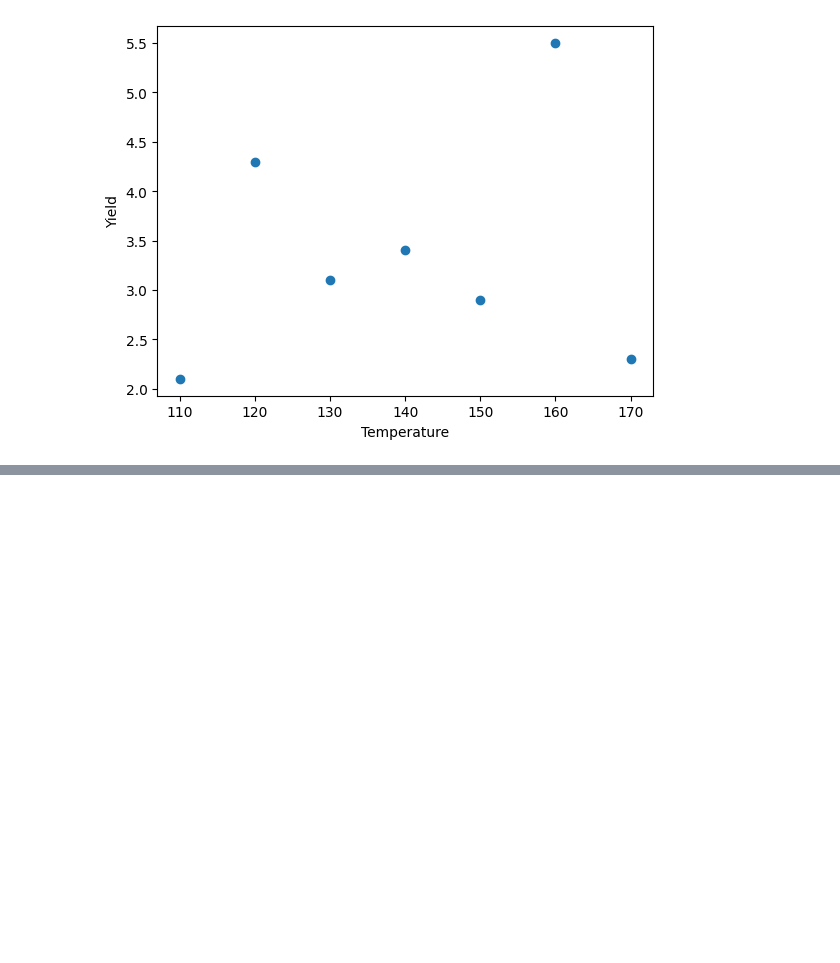
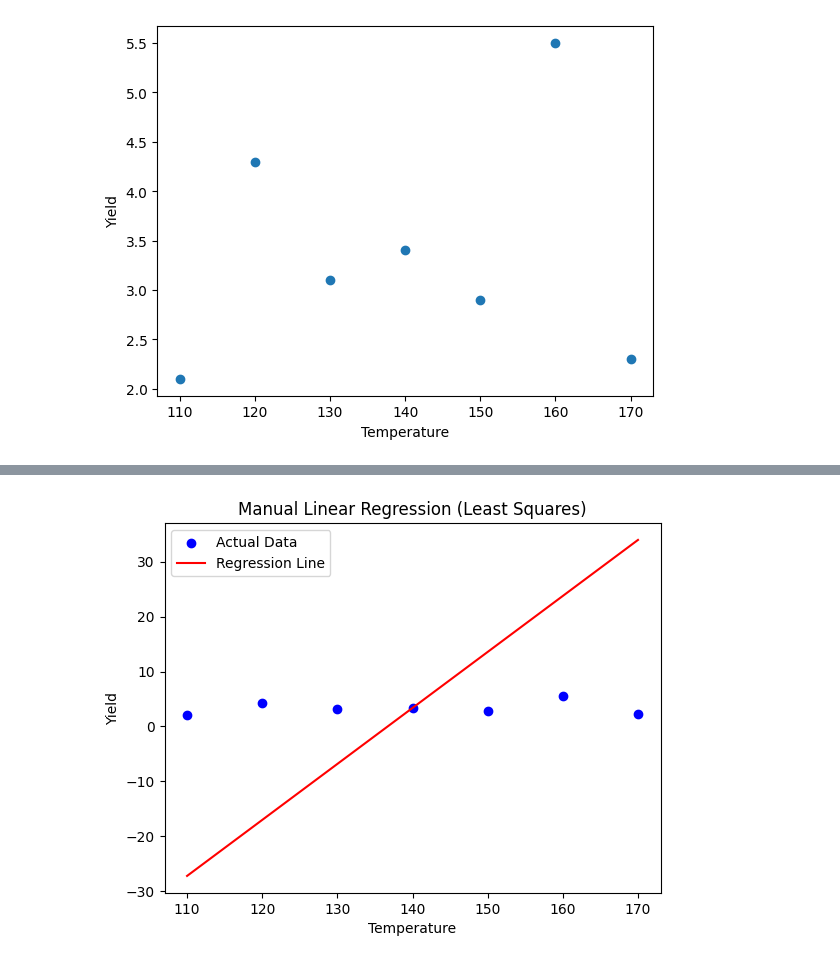
Before and after one commit to Storm00212/Data-manipulation-using-python, a Jupyter notebook: Regression.ipynb, the cells around one changed output, grey strips where cells are left out. Saved outputs shown, nothing was run; the diff lists cells and outputs as text; code cells hidden in the pictures; blank space fills up the shorter version.

Commit message:
Manual regression

```diff
--- a/Regression.ipynb
+++ b/Regression.ipynb
@@ -23,3 +23,12 @@ plt.ylabel('Yield')
 # %% [output]
 Text(0, 0.5, 'Yield')
 [figure]
+# %%
+# regression
+x = df['Temp']
+y = df['Yield']
+xy= df['Temp']*df['Yield']
+x2= df['Temp']**2
+n=len(df)
+df2= pd.DataFrame({'x':x, 'y':y, 'xy':xy, 'x2':x2})
+df2.head()
@@ -25,0 +42,11 @@ Text(0, 0.5, 'Yield')
+# %%
+sum_x=df2['x'].sum()
+sum_y=df2['y'].sum()
+sum_xy=df2['xy'].sum()
+sum_x2=df2['x2'].sum()
+
+b = (n*sum_xy-sum_xy)/(n*sum_x2-sum_x**2)
+a = (sum_y/n)-(b*sum_x)/n
+
+print(b)
+print(a)
@@ -25,0 +56,3 @@ Text(0, 0.5, 'Yield')
+# %%
+df2['Predicted Yield'] = a + b*df2['x']
+df2.head()
@@ -25,0 +66,10 @@ Text(0, 0.5, 'Yield')
+# %%
+plt.scatter(df['Temp'], df['Yield'], color='blue', label='Actual Data')
+plt.plot(df['Temp'], df2['Predicted Yield'], color='red', label='Regression Line')
+plt.xlabel('Temperature')
+plt.ylabel('Yield')
+plt.title('Manual Linear Regression (Least Squares)')
+plt.legend()
+plt.show()
+# %% [output]
+[figure, added]
```
Also changed, not shown: parts of 3 cells of this notebook.
